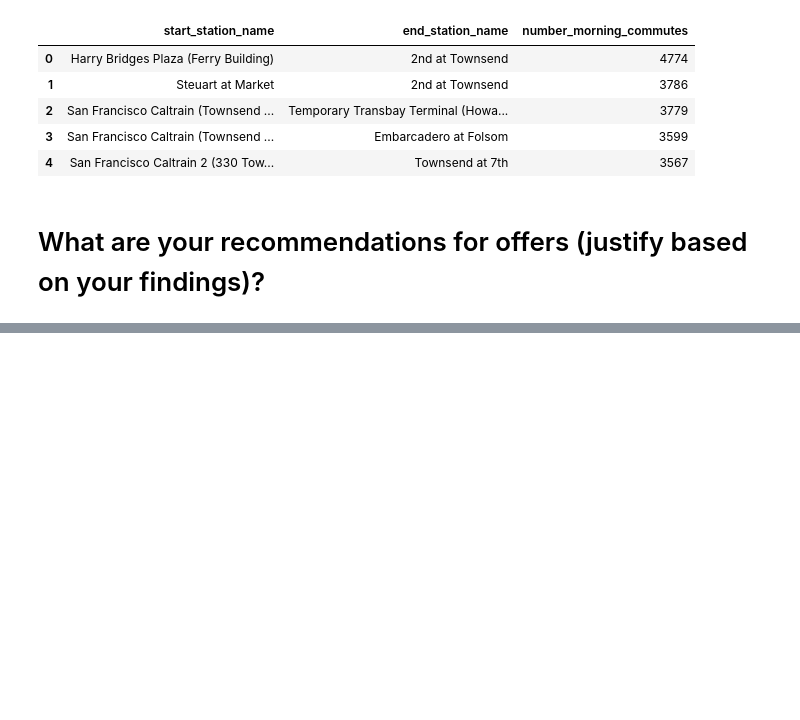
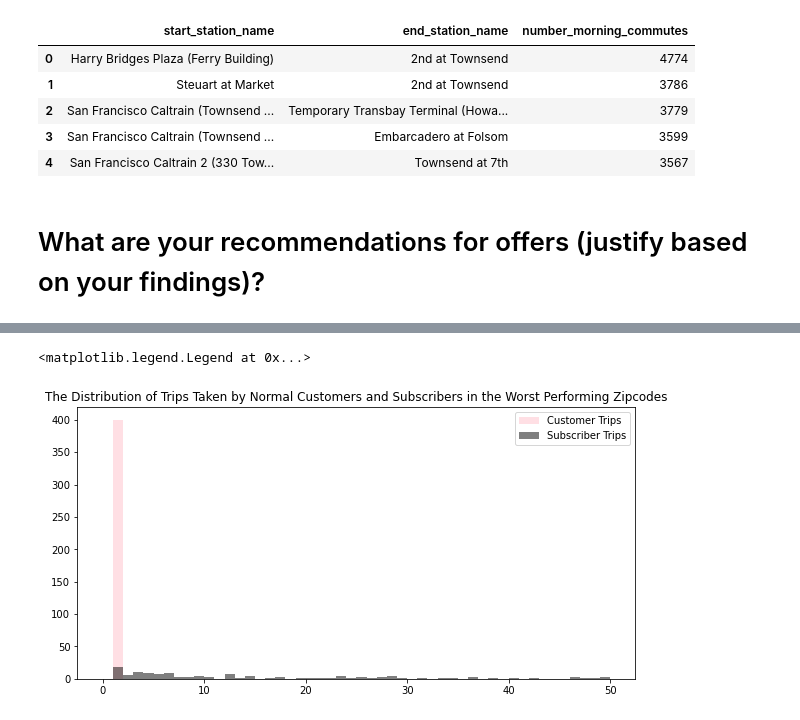
Before and after one commit to kt-cason/Katherine_CasonREPO, a Jupyter notebook: Project_1.ipynb, the cells around one changed output, grey strips where cells are left out. Cells and saved outputs as stored; diff of their text form; code cells hidden in the pictures; blank space fills up the shorter version.

```diff
--- a/Project_1.ipynb
+++ b/Project_1.ipynb
@@ -127,0 +177,11 @@ Waiting on bqjob_r11011fe21268a6e4_00000174ec3def60_1 ... (0s) Current status: D
+# %%
+least_subscriber_zipcode, least_customer_zipcode = pd.read_csv('least_subscriber_zipcode.csv'), pd.read_csv('least_customer_zipcode.csv')
+# %%
+plt.figure(figsize = (10,5))
+plt.hist(least_customer_zipcode['trips'], bins = 50, range = (0, 50) ,alpha = 0.5, color = 'pink', label = 'Customer Trips')
+plt.hist(least_subscriber_zipcode['trips'], bins = 50, range = (0,50), alpha = 0.5, color = 'black', label = 'Subscriber Trips')
+plt.title('The Distribution of Trips Taken by Normal Customers and Subscribers in the Worst Performing Zipcodes')
+plt.legend(loc='upper right')
+# %% [output]
+<matplotlib.legend.Legend at 0x...>
+[figure, added]
```
Also changed, not shown: parts of 36 cells of this notebook, 1 other file.
